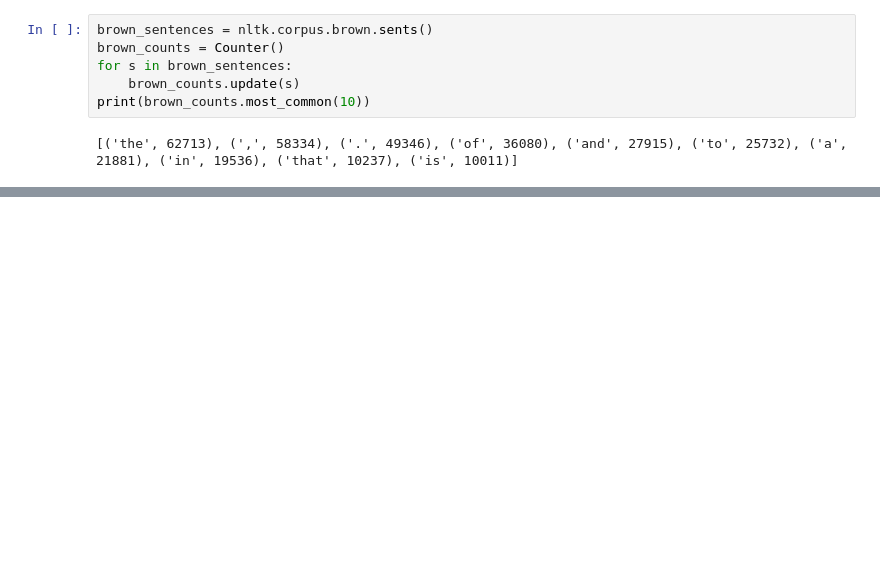
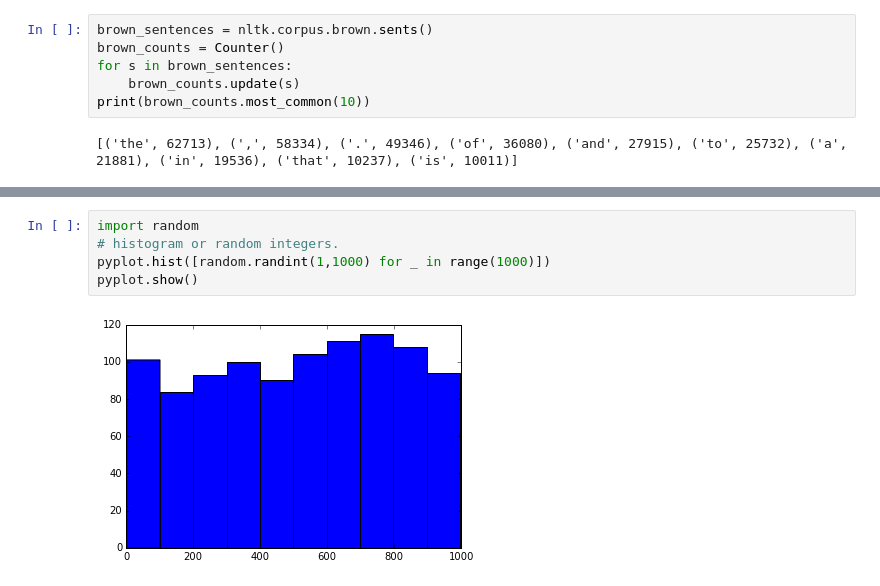
Before and after one commit to natemccoy/pyintro, a Jupyter notebook: Day 5.ipynb, the cells around one changed output, grey strips where cells are left out. Saved outputs shown, nothing was run; the diff lists cells and outputs as text; blank space fills up the shorter version.

```diff
--- a/Day 5.ipynb
+++ b/Day 5.ipynb
@@ -165,0 +207,7 @@ print(brown_counts.most_common(10))
+# %%
+import random
+# histogram or random integers.
+pyplot.hist([random.randint(1,1000) for _ in range(1000)])
+pyplot.show()
+# %% [output]
+[figure, added]
```
Also changed, not shown: parts of 11 cells of this notebook, 1 other file.
